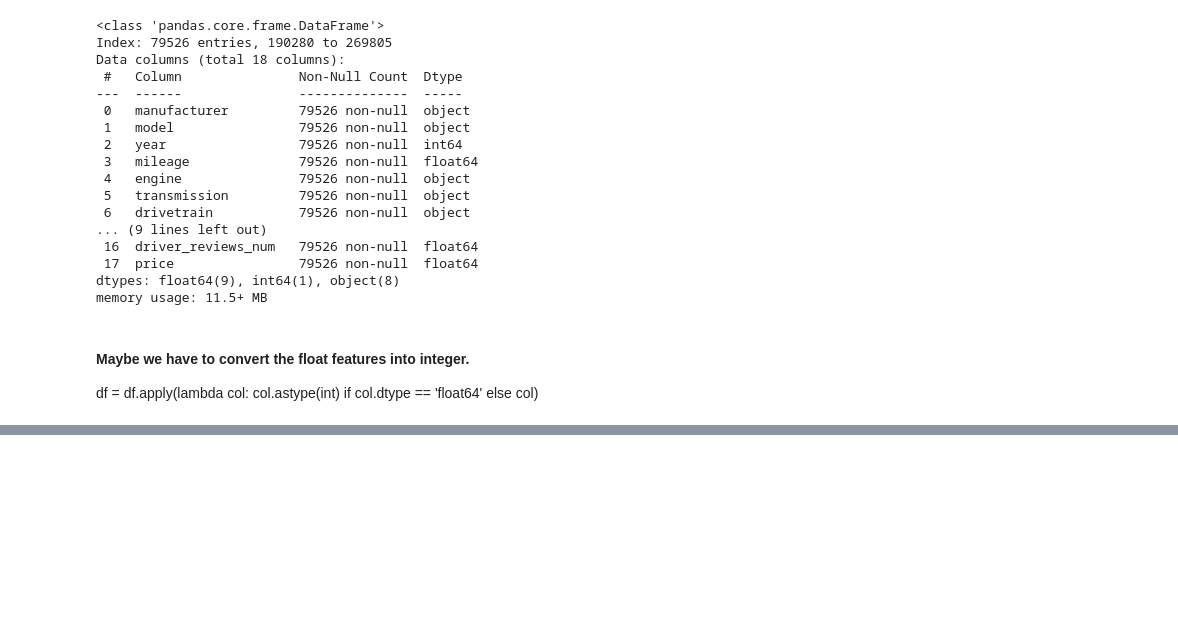
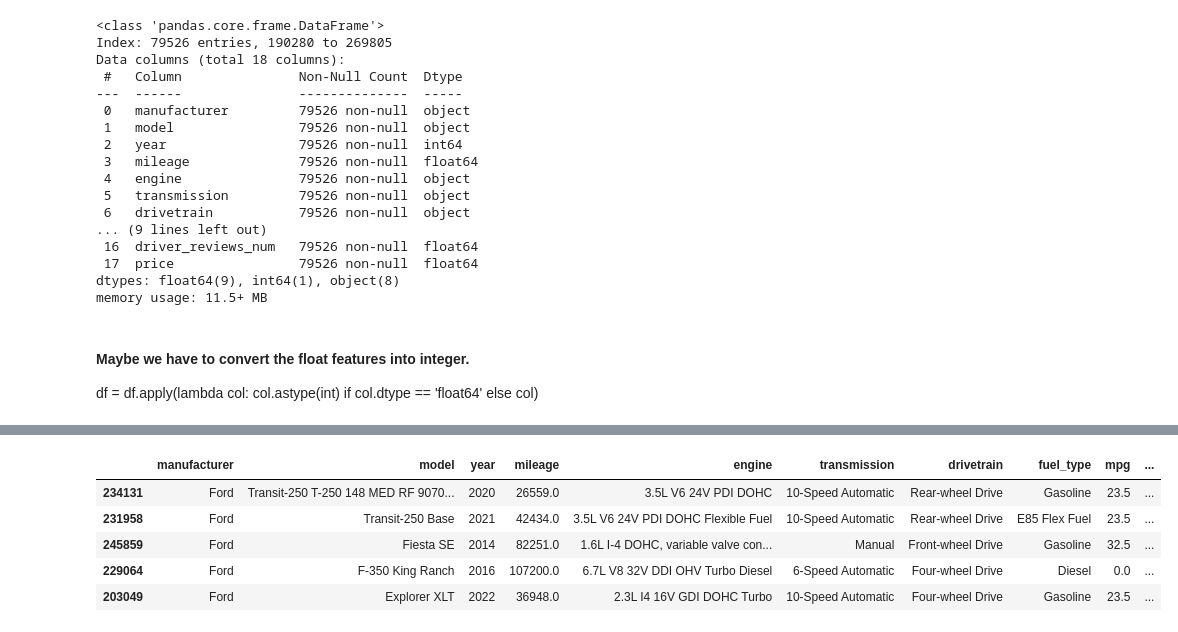
Before and after one commit to Raaj-4320/smartAuto, a Jupyter notebook: overView.ipynb, the cells around one changed output, grey strips where cells are left out. Cells and saved outputs as stored; diff of their text form; code cells hidden in the pictures; blank space fills up the shorter version.

```diff
--- a/overView.ipynb
+++ b/overView.ipynb
@@ -556,0 +463,9 @@ Model: "functional_4"
+# %%
+df.sample(5)
+# %% [output]
+|  | manufacturer | model | year | mileage | engine | transmission | drivetrain | fuel_type | mpg | ... |
+| 234131 | Ford | Transit-250 T-250 148 MED RF 9070... | 2020 | 26559.0 | 3.5L V6 24V PDI DOHC | 10-Speed Automatic | Rear-wheel Drive | Gasoline | 23.5 | ... |
+| 231958 | Ford | Transit-250 Base | 2021 | 42434.0 | 3.5L V6 24V PDI DOHC Flexible Fuel | 10-Speed Automatic | Rear-wheel Drive | E85 Flex Fuel | 23.5 | ... |
+| 245859 | Ford | Fiesta SE | 2014 | 82251.0 | 1.6L I-4 DOHC, variable valve con... | Manual | Front-wheel Drive | Gasoline | 32.5 | ... |
+| 229064 | Ford | F-350 King Ranch | 2016 | 107200.0 | 6.7L V8 32V DDI OHV Turbo Diesel | 6-Speed Automatic | Four-wheel Drive | Diesel | 0.0 | ... |
+| 203049 | Ford | Explorer XLT | 2022 | 36948.0 | 2.3L I4 16V GDI DOHC Turbo | 10-Speed Automatic | Four-wheel Drive | Gasoline | 23.5 | ... |
```
Also changed, not shown: parts of 18 cells of this notebook.
